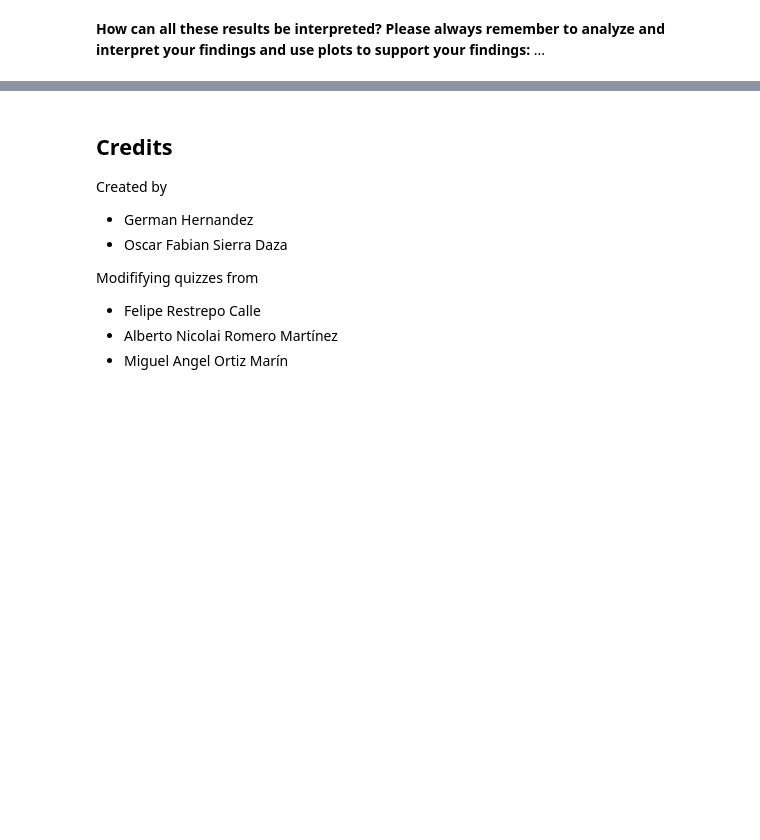
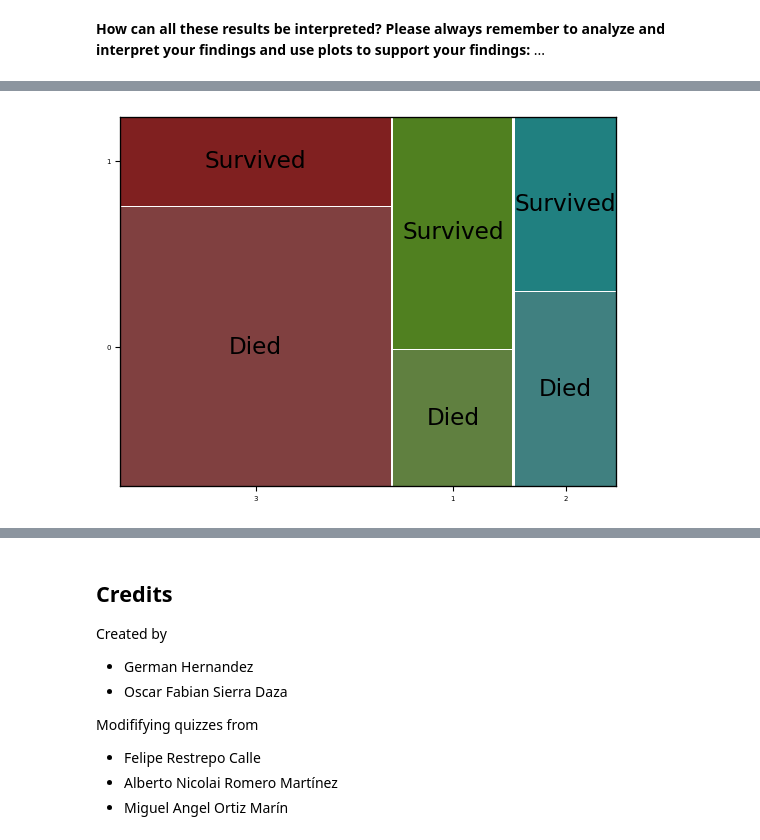
Before and after one commit to spinedace/AlgorithmsUN2023II, a Jupyter notebook: Quiz3/spinedace_Quiz3.ipynb, the cells around one changed output, grey strips where cells are left out. Cells and saved outputs as stored; diff of their text form; code cells hidden in the pictures; blank space fills up the shorter version.

```diff
--- a/Quiz3/spinedace_Quiz3.ipynb
+++ b/Quiz3/spinedace_Quiz3.ipynb
@@ -708,0 +748,9 @@ The output of the above cell should be:
+# %%
+
+
+from statsmodels.graphics.mosaicplot import mosaic
+
+labelizer = lambda k: {('3','0'): 'Died',('3','1'): 'Survived', ('1','0'): 'Died', ('1','1'): 'Survived', ('2','0'): 'Died', ('2','1'): 'Survived'}[k]
+mosaic(titanic, index=['Pclass', 'Survived'],labelizer=labelizer);
+# %% [output]
+[figure, added]
```
Also changed, not shown: parts of 6 cells of this notebook.
